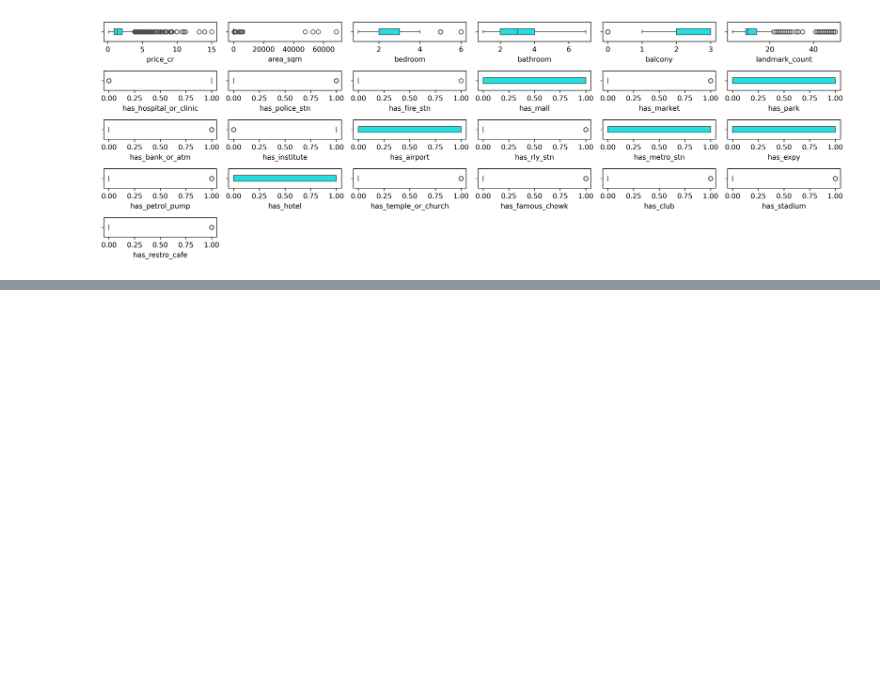
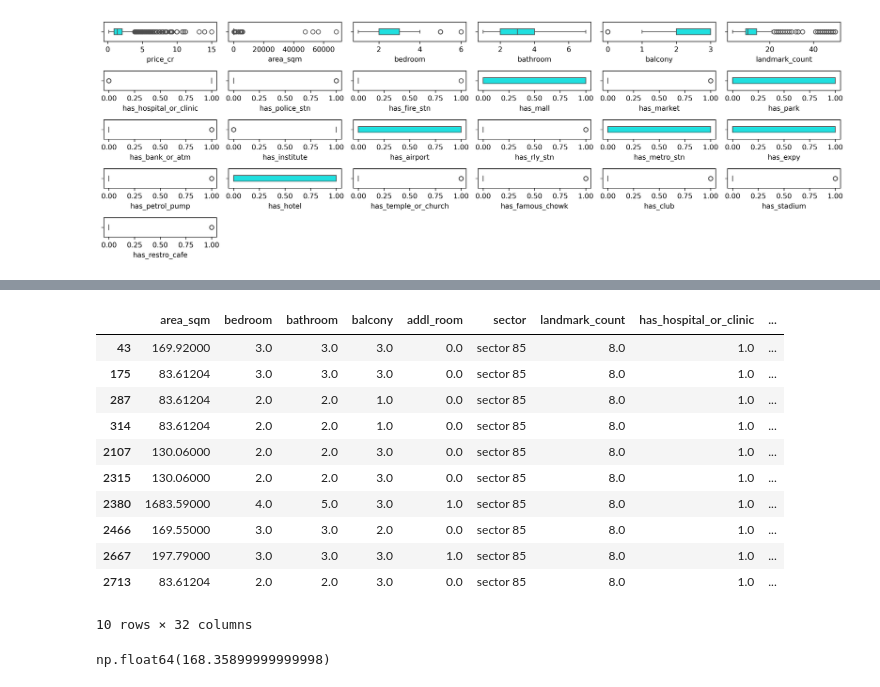
Before and after one commit to grv08singh/14_Proj_ML_99Acres, a Jupyter notebook: notebook/06_EDA.ipynb, the cells around one changed output, grey strips where cells are left out. Drawn from its saved outputs; the diff is of its cells as text; code cells hidden in the pictures; blank space fills up the shorter version.

```diff
--- a/notebook/06_EDA.ipynb
+++ b/notebook/06_EDA.ipynb
@@ -329,0 +430,21 @@ for ix in error_index:
+# %%
+df[df['society']=='godrej air']
+# %% [output]
+|  | area_sqm | bedroom | bathroom | balcony | addl_room | sector | landmark_count | has_hospital_or_clinic | ... |
+| 43 | 169.92000 | 3.0 | 3.0 | 3.0 | 0.0 | sector 85 | 8.0 | 1.0 | ... |
+| 175 | 83.61204 | 3.0 | 3.0 | 3.0 | 0.0 | sector 85 | 8.0 | 1.0 | ... |
+| 287 | 83.61204 | 2.0 | 2.0 | 1.0 | 0.0 | sector 85 | 8.0 | 1.0 | ... |
+| 314 | 83.61204 | 2.0 | 2.0 | 1.0 | 0.0 | sector 85 | 8.0 | 1.0 | ... |
+| 2107 | 130.06000 | 2.0 | 2.0 | 3.0 | 0.0 | sector 85 | 8.0 | 1.0 | ... |
+| 2315 | 130.06000 | 2.0 | 2.0 | 3.0 | 0.0 | sector 85 | 8.0 | 1.0 | ... |
+| 2380 | 1683.59000 | 4.0 | 5.0 | 3.0 | 1.0 | sector 85 | 8.0 | 1.0 | ... |
+| 2466 | 169.55000 | 3.0 | 3.0 | 2.0 | 0.0 | sector 85 | 8.0 | 1.0 | ... |
+| 2667 | 197.79000 | 3.0 | 3.0 | 3.0 | 1.0 | sector 85 | 8.0 | 1.0 | ... |
+| 2713 | 83.61204 | 2.0 | 2.0 | 3.0 | 0.0 | sector 85 | 8.0 | 1.0 | ... |
+10 rows × 32 columns
+# %%
+#only index 2380 is an outlier, because it is the only flat with area in 4 digits, so lets divide it by 10
+df.loc[2380, 'area_sqm'] /= 10
+df.loc[2380, 'area_sqm']
+# %% [output]
+np.float64(168.35899999999998)
```
Also changed, not shown: parts of 50 cells of this notebook, 18 other files.
